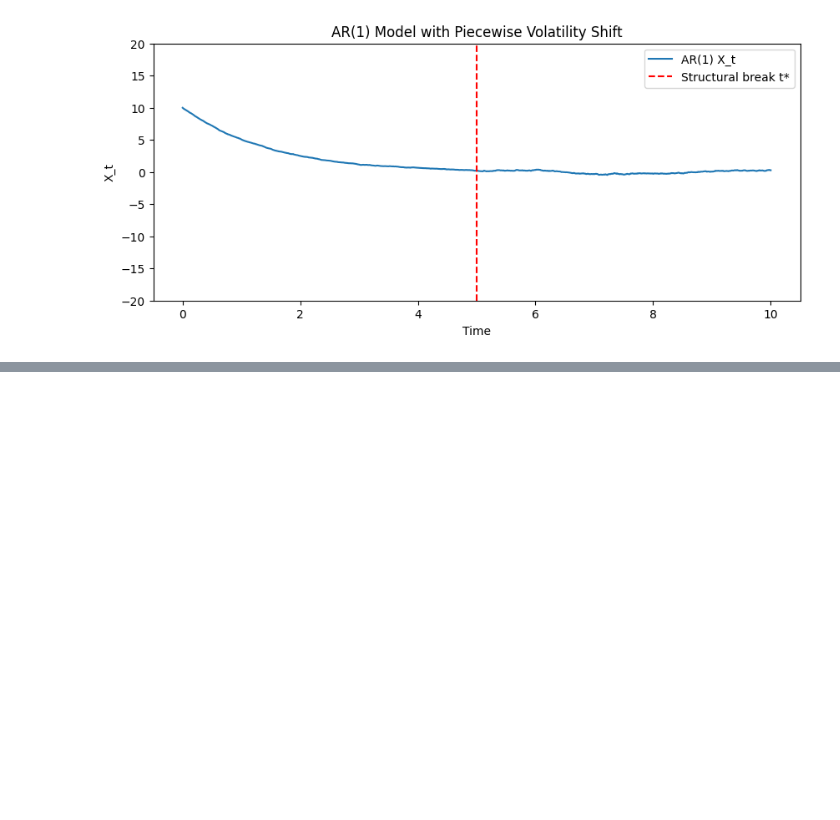
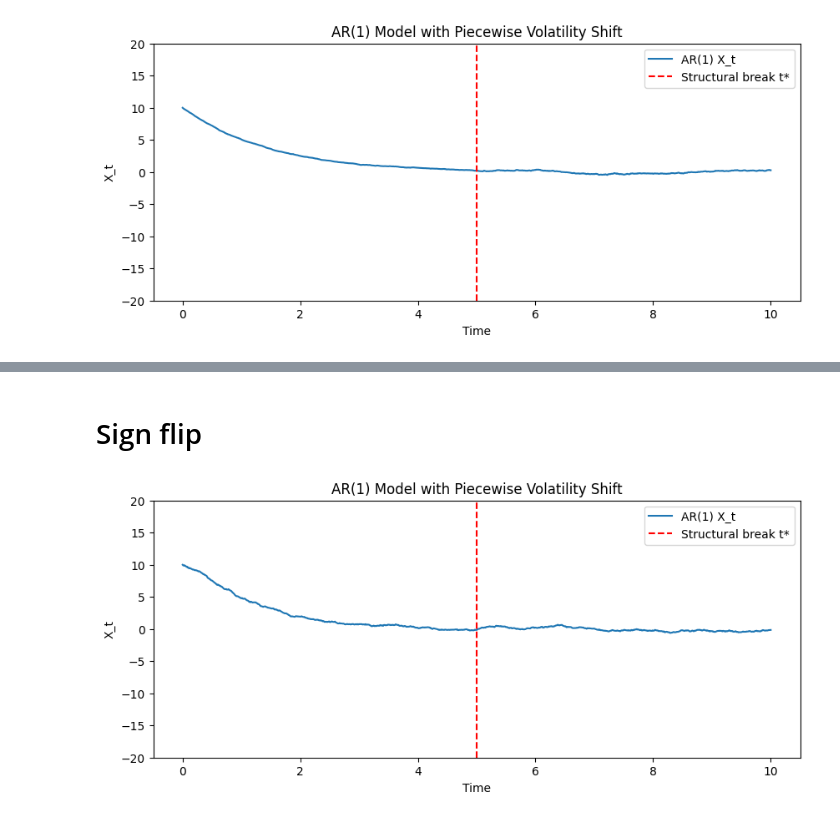
Before and after one commit to lichingcat/Distribution-Shift-Detection-with-Signature-Transform, a Jupyter notebook: notebook/data-generating-processes.ipynb, the cells around one changed output, grey strips where cells are left out. Drawn from its saved outputs; the diff is of its cells as text; code cells hidden in the pictures; blank space fills up the shorter version.

```diff
--- a/notebook/data-generating-processes.ipynb
+++ b/notebook/data-generating-processes.ipynb
@@ -107,0 +138,32 @@ plt.show()
+# %% [markdown]
+# Sign flip
+# %%
+# AR(1) Model: Piecewise volatility shift at t* = 5
+
+def ar1_on_mesh(T=10.0, N=1000, phi=0.5, x0=10.0, t_star=5.0, sigma1=0.1, sigma2=0.2, rng=None):
+    rng = np.random.default_rng() if rng is None else rng
+    dt = T / N
+    t = np.linspace(0.0, T, N+1)          # N steps → N+1 points
+    phi_dt = phi ** dt
+    c_dt = np.sqrt((1 - phi**(2*dt)) / (1 - phi**2))  # common scaling
+
+    x = np.empty(N+1)
+    x[0] = x0
+    for k in range(N):
+        sigma = sigma1 if t[k+1] <= t_star else sigma2  # switch at t_star
+        innov = rng.normal()
+        x[k+1] = phi_dt * x[k] + (sigma * c_dt) * innov
+    return t, x
+
+t, X_t = ar1_on_mesh(t_star=5.0, sigma1=0.3, sigma2=-0.3)
+plt.figure(figsize=(10, 4))
+plt.ylim(-20, 20)
+plt.plot(t, X_t, label='AR(1) X_t')
+plt.axvline(x=t_star, color='r', linestyle='--', label='Structural break t*')
+plt.xlabel('Time')
+plt.ylabel('X_t')
+plt.title('AR(1) Model with Piecewise Volatility Shift')
+plt.legend()
+plt.show()
+# %% [output]
+[figure, added]
```
Also changed, not shown: parts of 2 cells of this notebook, 1 other file.
